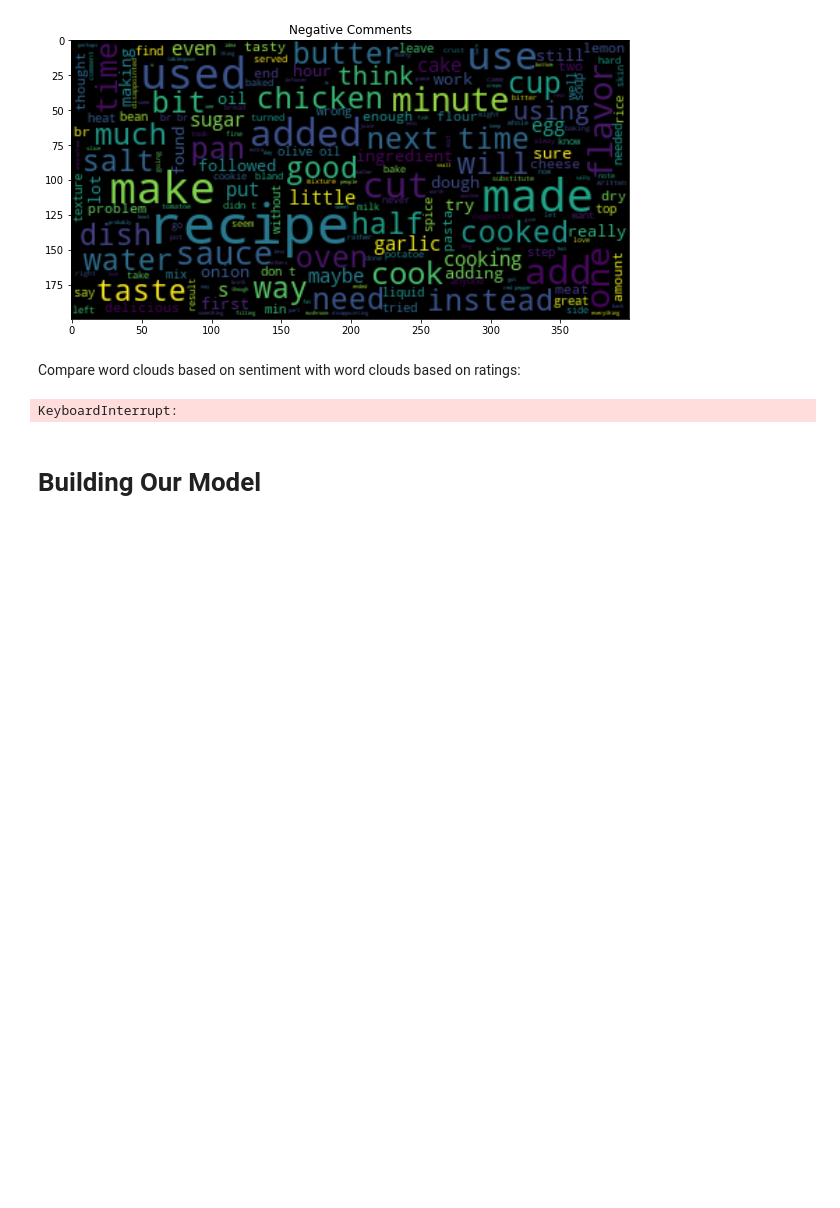
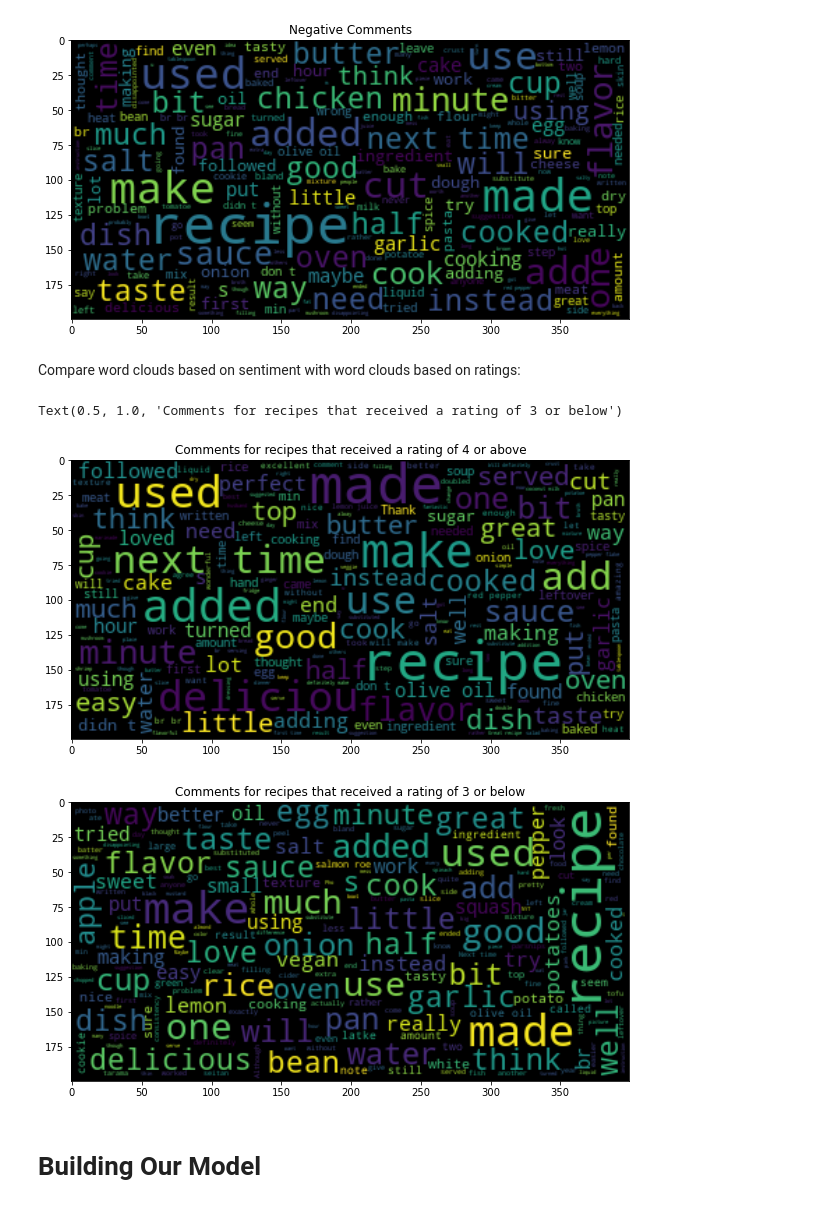
Before and after one commit to eruse7873/final_cabd, a Jupyter notebook: CABD_FinalProject.ipynb, the cells around one changed output. Drawn from its saved outputs; the diff is of its cells as text; code cells hidden in the pictures; blank space fills up the shorter version.

```diff
--- a/CABD_FinalProject.ipynb
+++ b/CABD_FinalProject.ipynb
@@ -37,20 +30,0 @@ def create_urls(end, urls):
-# %%
-end_url=[]
-
-group_df=data.groupby(['recipe_id','recipe_name']).sum()
-group_df=pd.DataFrame(group_df)
-group_df=group_df.reset_index()
-
-
-id_dict={}
-
-for row in range(len(group_df)):
-    recipe_id=str(group_df.loc[row,'recipe_id'])
-    id_dict[recipe_id]=[]
-    recipe_name=group_df.loc[row,'recipe_name']
-    recipe_name=recipe_name.replace(" ","-")
-    end_url.append(recipe_id+'-'+recipe_name)
-
-urls=[]
-for end in end_url:
-    create_urls(end, urls)
@@ -410,23 +268,25 @@ below_3=below_3.reset_index()
 # %%
 above4_str=''
 for row in range(len(above_4)):
-    above4_str=positive_str+above_4.loc[row,'commentBody']
+    above4_str=above4_str+above_4.loc[row,'commentBody']
 
 below3_str=''
 for row in range(len(below_3)):
     below3_str=below3_str+below_3.loc[row,'commentBody']
 
 wc = WordCloud(max_font_size=40).generate(above4_str)
 plt.figure(figsize=(10, 10))
 plt.imshow(wc, interpolation="bilinear")
 plt.title("Comments for recipes that received a rating of 4 or above")
 
 wc = WordCloud(max_font_size=40).generate(below3_str)
 plt.figure(figsize=(10, 10))
 plt.imshow(wc, interpolation="bilinear")
 plt.title("Comments for recipes that received a rating of 3 or below")
 # %% [output]
-KeyboardInterrupt:
+Text(0.5, 1.0, 'Comments for recipes that received a rating of 3 or below')
+[figure, added]
+[figure, added]
 # %% [markdown]
 # Building Our Model
 # %%
```
Also changed, not shown: parts of 22 cells of this notebook, 1 other file.
